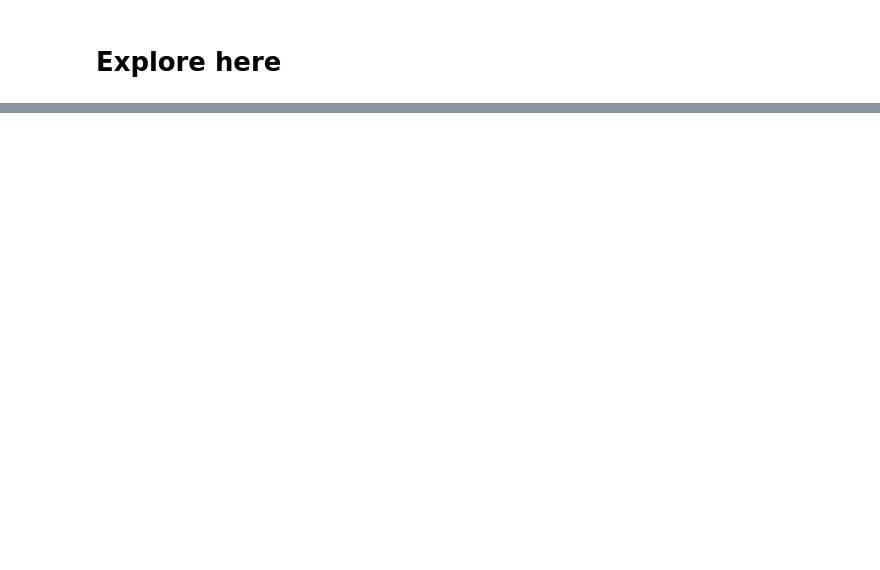
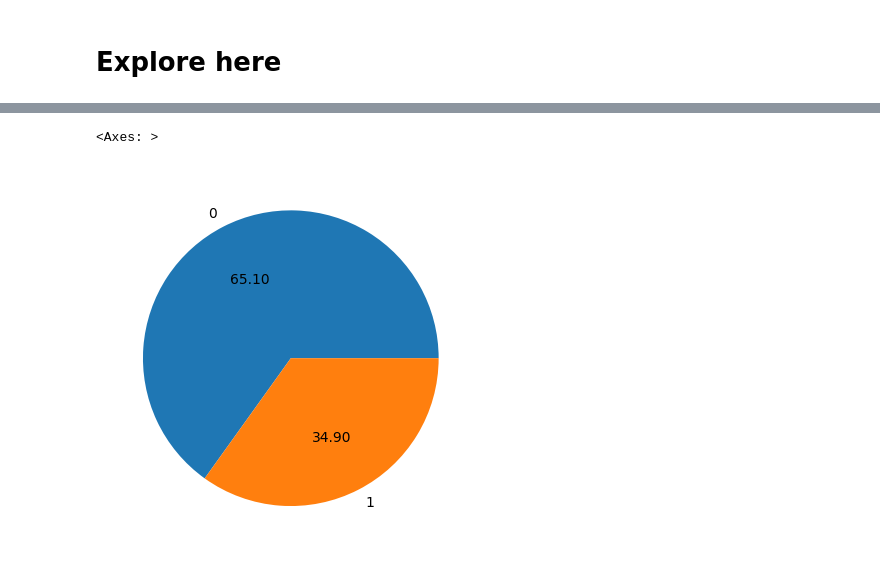
Before and after one commit to leandro-reguero/decision-trees, a Jupyter notebook: src/explore.ipynb, the cells around one changed output, grey strips where cells are left out. Drawn from its saved outputs; the diff is of its cells as text; code cells hidden in the pictures; blank space fills up the shorter version.

```diff
--- a/src/explore.ipynb
+++ b/src/explore.ipynb
@@ -26,8 +33,10 @@ from pickle import dump
 # %%
 # Your code here
+import pandas as pd
+
 url = 'https://raw.githubusercontent.com/4GeeksAcademy/decision-tree-project-tutorial/main/diabetes.csv'
 urldata = pd.read_csv(url)
-urldata.to_csv('./decision-trees/data/raw/total_data.csv')
-
-urldata.head()
+urldata.to_csv(r'C:\Users\34616\Documents\4GEEKS\clases\clase20_decisiontrees\decision-trees\data\raw\total_data.csv')
+rawdata = pd.read_csv(r'C:\Users\34616\Documents\4GEEKS\clases\clase20_decisiontrees\decision-trees\data\raw\total_data.csv', index_col=False)
+rawdata.head()
 # %% [output]
@@ -34,0 +49,3 @@ OSError: Cannot save file into a non-existent directory: 'decision-trees\data\ra
+# %%
+rawdata = rawdata.drop('Unnamed: 0', axis=1)
+rawdata.head(10)
@@ -34,0 +64,5 @@ OSError: Cannot save file into a non-existent directory: 'decision-trees\data\ra
+# %%
+rawdata.groupby('Outcome').size().plot(kind='pie', autopct='%.2f')
+# %% [output]
+<Axes: >
+[figure, added]
```
Also changed, not shown: parts of 30 cells of this notebook, 1 other file.
